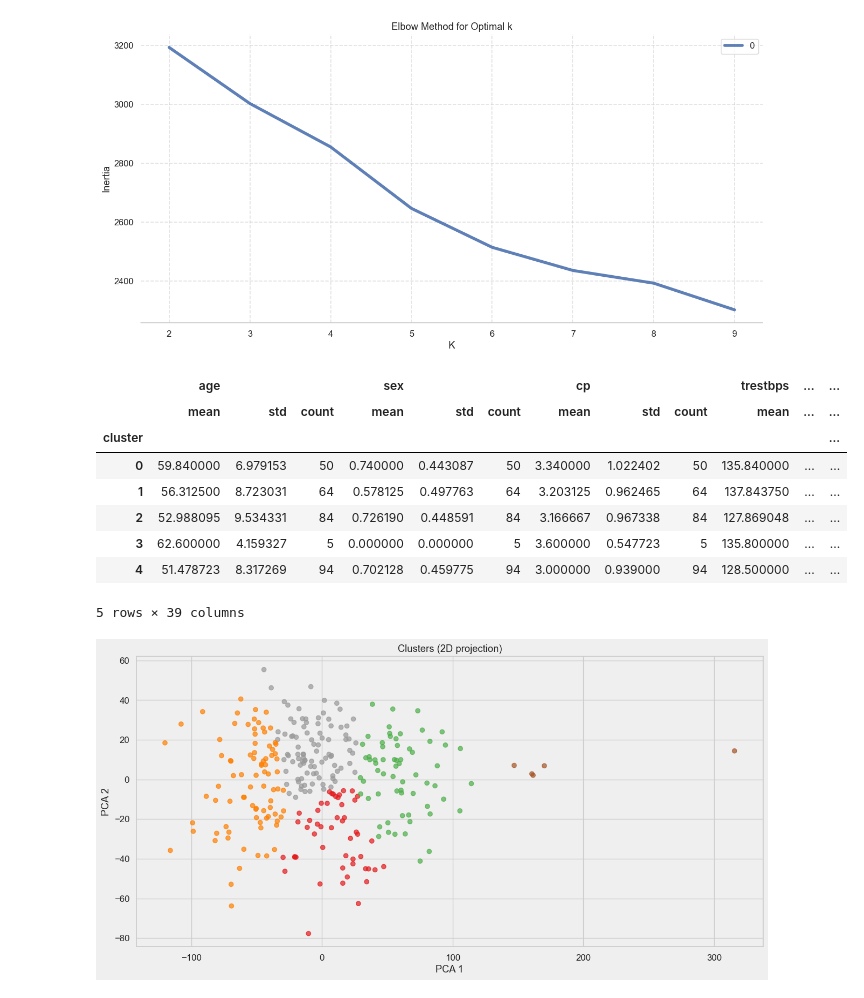
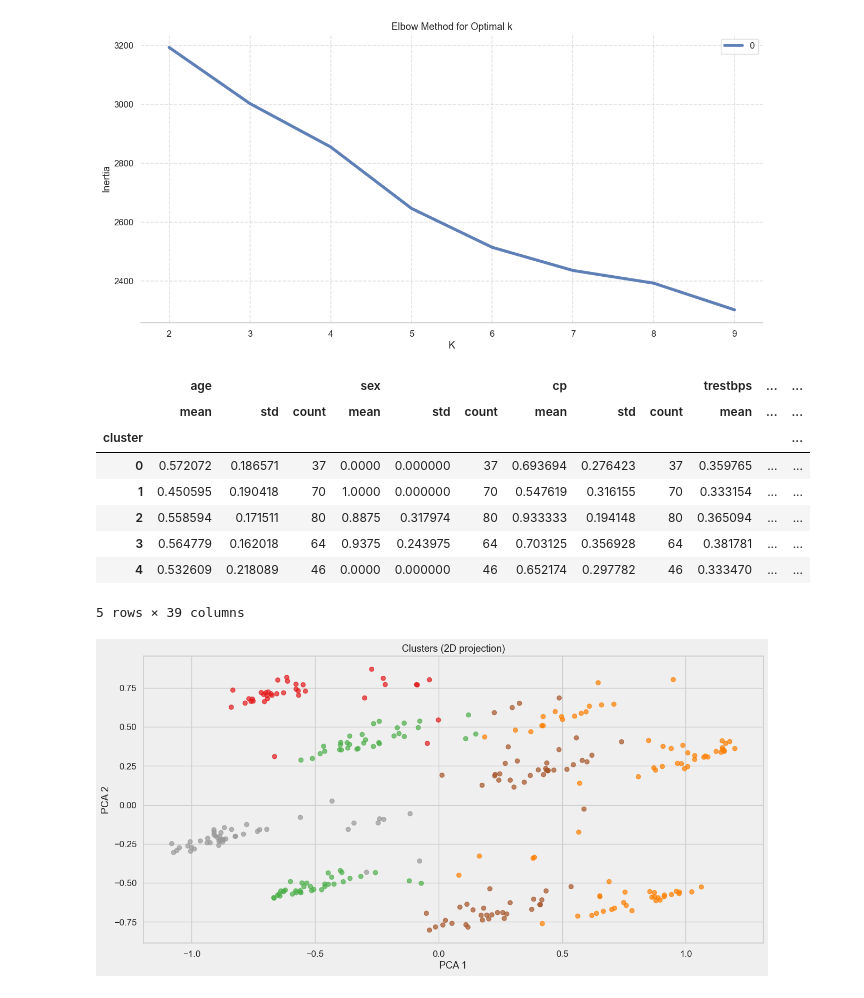
Before and after one commit to PietroMondini/Clustering, a Jupyter notebook: K_means_heart_diseases.ipynb, the cells around one changed output. Saved outputs shown, nothing was run; the diff lists cells and outputs as text; code cells hidden in the pictures.

```diff
--- a/K_means_heart_diseases.ipynb
+++ b/K_means_heart_diseases.ipynb
@@ -88,20 +88,22 @@ plt.savefig(r'images/elbow_plot.png', transparent=True, bbox_inches='tight')
 # %%
 # From the elbow plot, we choose k
 K = 5
+
+df=(df-df.min())/(df.max()-df.min())
 
 km = KMeans(n_clusters = K, random_state=0)
 df['cluster'] = km.fit_predict(df)
 summarexpected_output = df.groupby('cluster').agg(['mean', 'std', 'count'])
 summarexpected_output
 # %% [output]
 |  | age |  |  | sex |  |  | cp |  |  | trestbps | ... | ... |
 |  | mean | std | count | mean | std | count | mean | std | count | mean | ... | ... |
 | cluster |  |  |  |  |  |  |  |  |  |  |  | ... |
-| 0 | 59.840000 | 6.979153 | 50 | 0.740000 | 0.443087 | 50 | 3.340000 | 1.022402 | 50 | 135.840000 | ... | ... |
-| 1 | 56.312500 | 8.723031 | 64 | 0.578125 | 0.497763 | 64 | 3.203125 | 0.962465 | 64 | 137.843750 | ... | ... |
-| 2 | 52.988095 | 9.534331 | 84 | 0.726190 | 0.448591 | 84 | 3.166667 | 0.967338 | 84 | 127.869048 | ... | ... |
-| 3 | 62.600000 | 4.159327 | 5 | 0.000000 | 0.000000 | 5 | 3.600000 | 0.547723 | 5 | 135.800000 | ... | ... |
-| 4 | 51.478723 | 8.317269 | 94 | 0.702128 | 0.459775 | 94 | 3.000000 | 0.939000 | 94 | 128.500000 | ... | ... |
+| 0 | 0.572072 | 0.186571 | 37 | 0.0000 | 0.000000 | 37 | 0.693694 | 0.276423 | 37 | 0.359765 | ... | ... |
+| 1 | 0.450595 | 0.190418 | 70 | 1.0000 | 0.000000 | 70 | 0.547619 | 0.316155 | 70 | 0.333154 | ... | ... |
+| 2 | 0.558594 | 0.171511 | 80 | 0.8875 | 0.317974 | 80 | 0.933333 | 0.194148 | 80 | 0.365094 | ... | ... |
+| 3 | 0.564779 | 0.162018 | 64 | 0.9375 | 0.243975 | 64 | 0.703125 | 0.356928 | 64 | 0.381781 | ... | ... |
+| 4 | 0.532609 | 0.218089 | 46 | 0.0000 | 0.000000 | 46 | 0.652174 | 0.297782 | 46 | 0.333470 | ... | ... |
 5 rows × 39 columns
 # %%
 # PCA for 2D visualization
@@ -119,7 +121,7 @@ plt.title('Clusters (2D projection)')
 
 plt.savefig(r'images/PCA.png', transparent=True, bbox_inches='tight')
 # %% [output]
-[figure, old version]
+[figure, new version]
 # %%
 # t-SNE for high-dimensional data visualization
 
```
Also changed, not shown: parts of 6 cells of this notebook, 30 other files.
